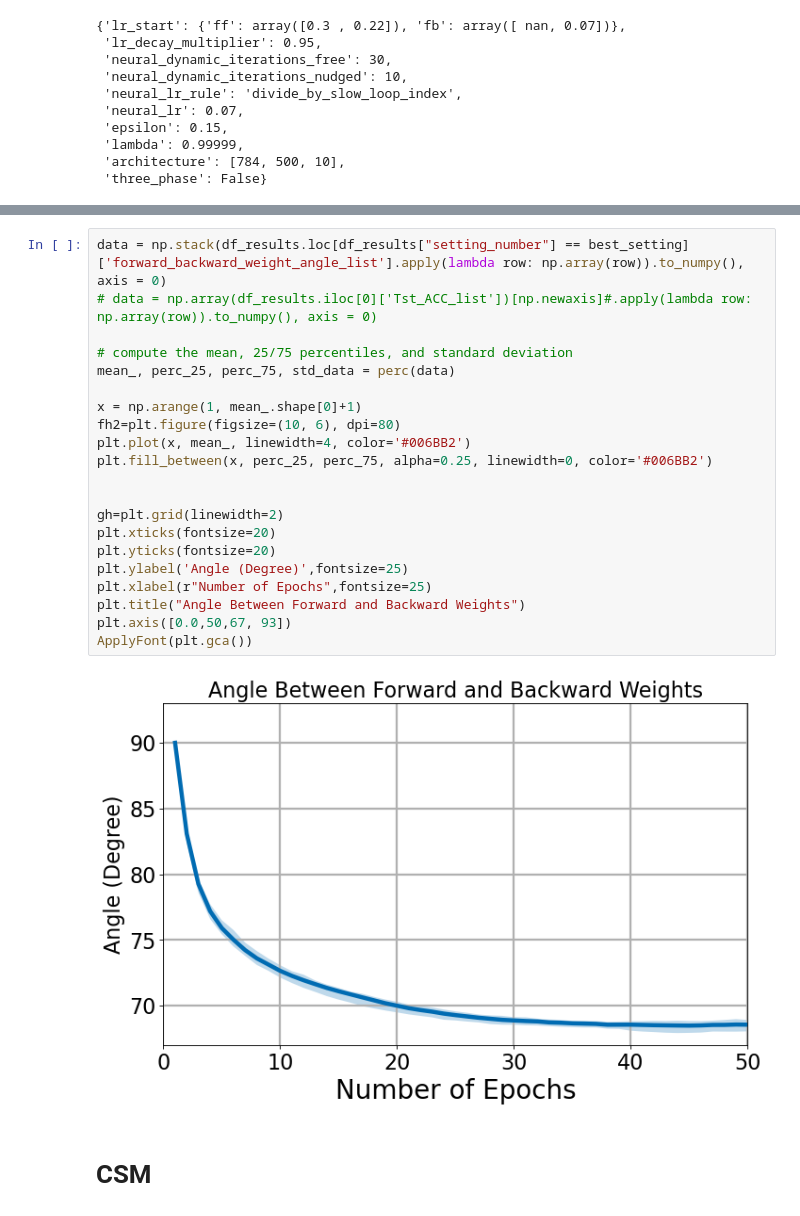
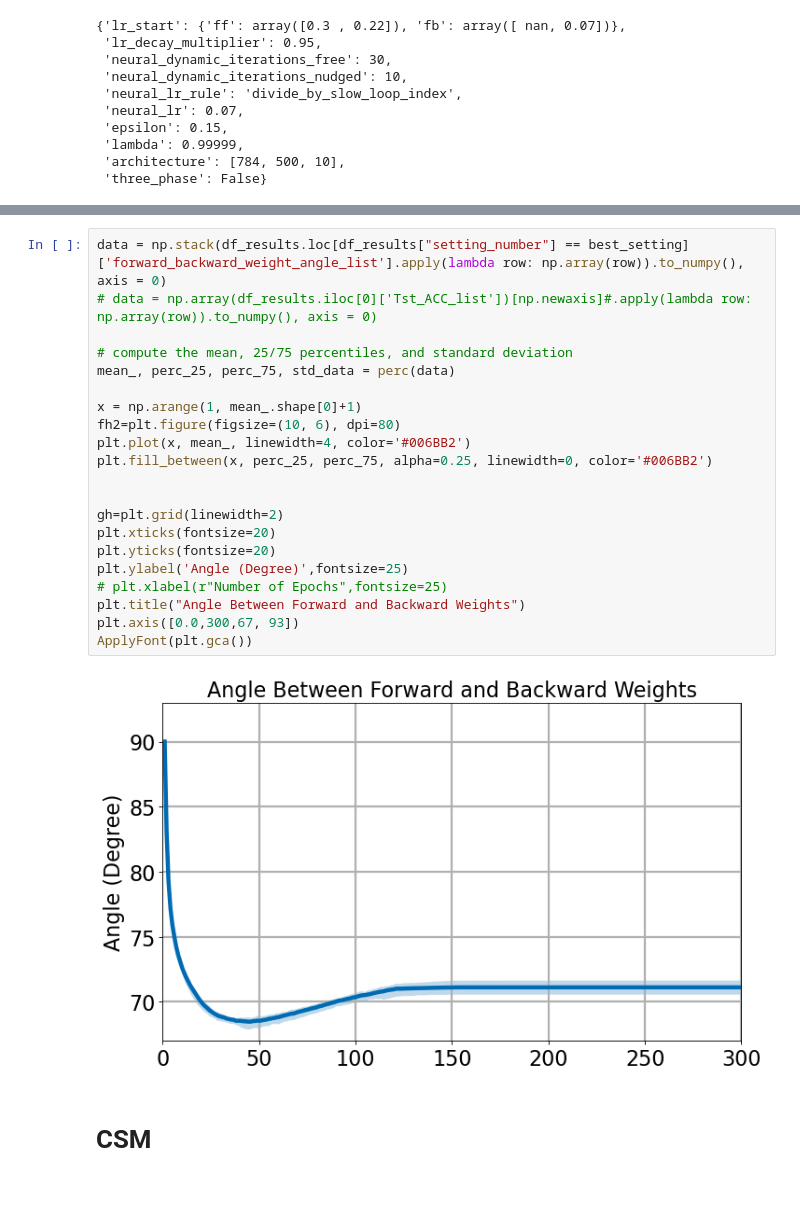
Before and after one commit to BariscanBozkurt/Supervised-CorInfoMax, a Jupyter notebook: Simulations/Classification/AnalyzeSimulations/Plot_CorInfoMax_FashionMNIST_Results.ipynb, the cells around one changed output, grey strips where cells are left out. Saved outputs shown, nothing was run; the diff lists cells and outputs as text.

```diff
--- a/Simulations/Classification/AnalyzeSimulations/Plot_CorInfoMax_FashionMNIST_Results.ipynb
+++ b/Simulations/Classification/AnalyzeSimulations/Plot_CorInfoMax_FashionMNIST_Results.ipynb
@@ -160,26 +100,26 @@ ApplyFont(plt.gca())
 # %%
 data = np.stack(df_results.loc[df_results["setting_number"] == best_setting]['forward_backward_weight_angle_list'].apply(lambda row: np.array(row)).to_numpy(), axis = 0)
 # data = np.array(df_results.iloc[0]['Tst_ACC_list'])[np.newaxis]#.apply(lambda row: np.array(row)).to_numpy(), axis = 0)
 
 # compute the mean, 25/75 percentiles, and standard deviation
 mean_, perc_25, perc_75, std_data = perc(data)
 
 x = np.arange(1, mean_.shape[0]+1)
 fh2=plt.figure(figsize=(10, 6), dpi=80)
 plt.plot(x, mean_, linewidth=4, color='#006BB2')
 plt.fill_between(x, perc_25, perc_75, alpha=0.25, linewidth=0, color='#006BB2')
 
 
 gh=plt.grid(linewidth=2)
 plt.xticks(fontsize=20)
 plt.yticks(fontsize=20)
 plt.ylabel('Angle (Degree)',fontsize=25)
-plt.xlabel(r"Number of Epochs",fontsize=25)
+# plt.xlabel(r"Number of Epochs",fontsize=25)
 plt.title("Angle Between Forward and Backward Weights")
-plt.axis([0.0,50,67, 93])
+plt.axis([0.0,300,67, 93])
 ApplyFont(plt.gca())
 # %% [output]
-[figure, old version]
+[figure, new version]
 # %% [markdown]
 # CSM
 # %%
```
Also changed, not shown: parts of 9 cells of this notebook, 30 other files.
